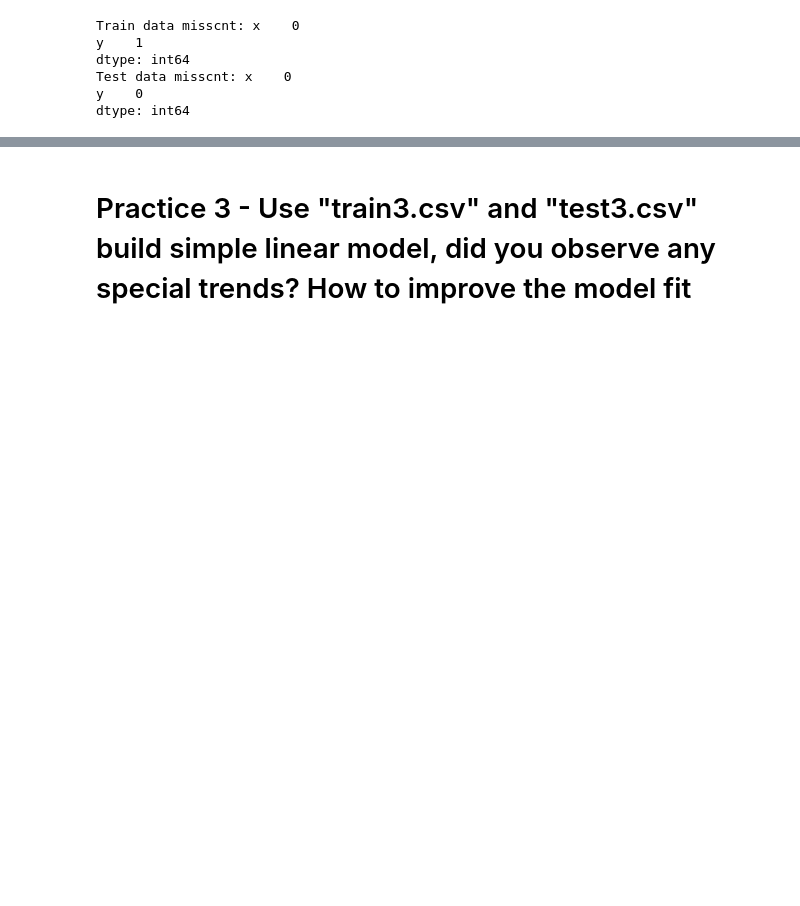
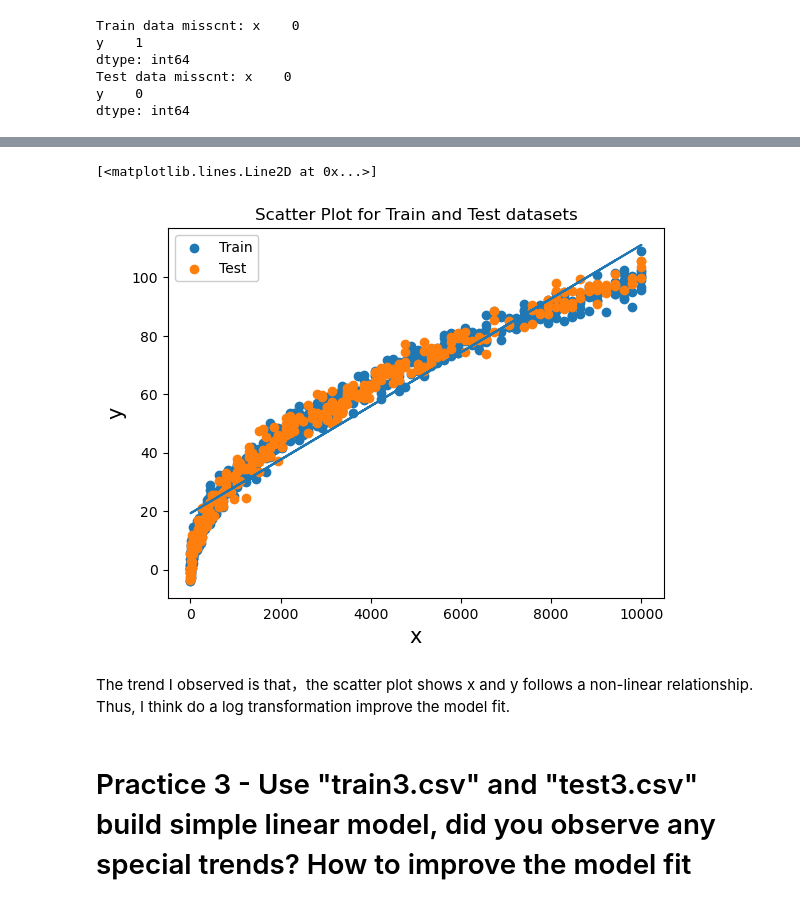
Before and after one commit to DS-XL/ds-intermediate-2023, a Jupyter notebook: Topic2/exercise/slr/SimpleLinearRegressionPractice.ipynb, the cells around one changed output, grey strips where cells are left out. Cells and saved outputs as stored; diff of their text form; code cells hidden in the pictures; blank space fills up the shorter version.

```diff
--- a/Topic2/exercise/slr/SimpleLinearRegressionPractice.ipynb
+++ b/Topic2/exercise/slr/SimpleLinearRegressionPractice.ipynb
@@ -273,3 +281,7 @@ dtype: int64
 Test data misscnt: x    0
 y    0
 dtype: int64
+# %%
+dt2b = dt2b.dropna().copy()
+print("Train data size: {}".format(dt2b.shape))
+print("Test data size: {}".format(dt2t.shape))
@@ -275,0 +291,24 @@ dtype: int64
+# %%
+x_train = dt2b['x']
+y_train = dt2b['y']
+x_test = dt2t['x']
+y_test = dt2t['y']
+
+x_train = np.array(x_train)
+y_train = np.array(y_train)
+x_test = np.array(x_test)
+y_test = np.array(y_test)
+
+x_train = x_train.reshape(-1,1)
+x_test = x_test.reshape(-1,1)
+# %%
+# fit model
+reg = LinearRegression(normalize=True)
+reg.fit(x_train, y_train)
+
+# predict
+y_pred = reg.predict(x_test)
+print('predicted R^2 :', r2_score(y_test, y_pred))
+print('predicted MSE :', mean_squared_error(y_test,y_pred))
+print("intercept: {}".format(reg.intercept_))
+print("coeffcient: {}".format(reg.coef_))
@@ -276,3 +333,19 @@ dtype: int64
+# %%
+plt.scatter(dt2b['x'],dt2b['y'], label="Train")
+plt.title("Scatter Plot for Train and Test datasets")
+plt.xlabel("x", fontsize=15)
+plt.ylabel("y", fontsize=15)
+
+plt.scatter((dt2t['x']),dt2t['y'], label="Test")
+
+plt.legend(framealpha=1, frameon=True)
+
+plt.plot(dt2b['x'], (reg.intercept_ + reg.coef_[0] * dt2b['x']))
+# %% [output]
+[<matplotlib.lines.Line2D at 0x...>]
+[figure, added]
+# %% [markdown]
+The trend I observed is that，the scatter plot shows x and y follows a non-linear relationship. Thus, I think do a log transformation improve the model fit.
 # %% [markdown]
 # Practice 3 - Use "train3.csv" and "test3.csv" build simple linear model, did you observe any special trends? How to improve the model fit
 # %%
```
Also changed, not shown: parts of 29 cells of this notebook, 2 other files.
